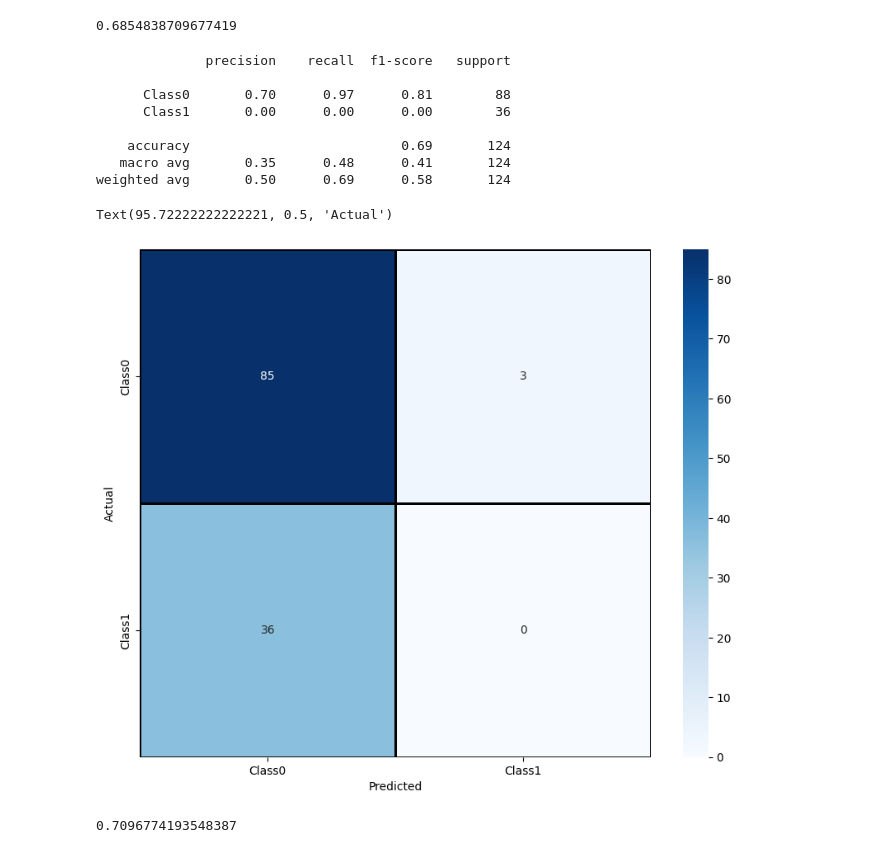
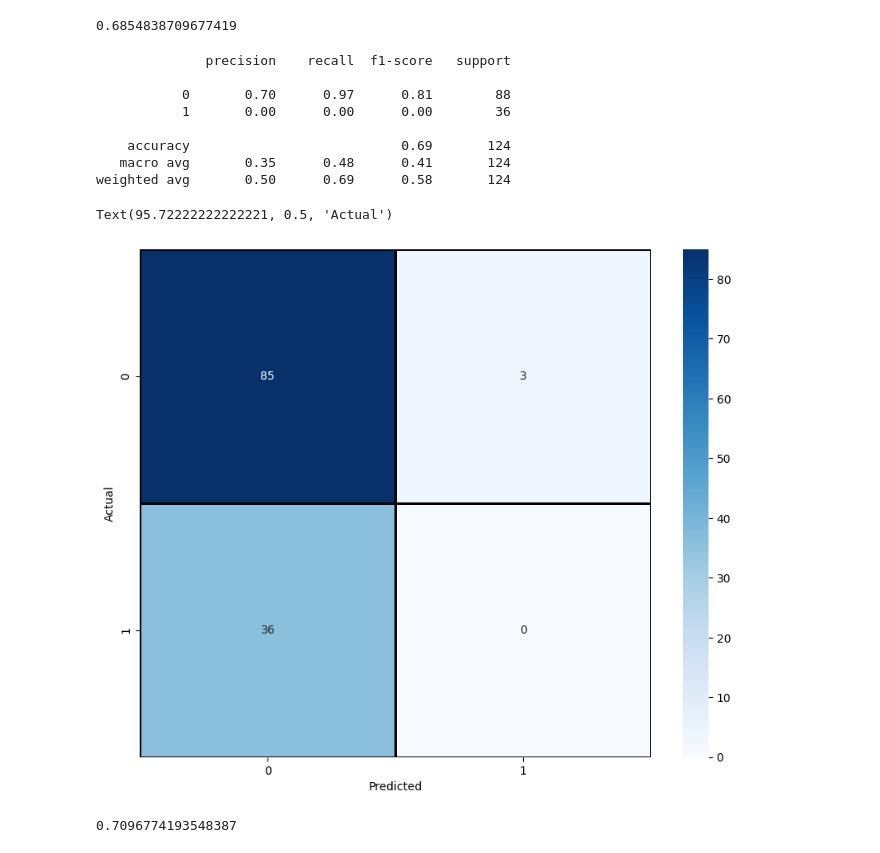
Before and after one commit to Frenz86/IFTS23, a Jupyter notebook: Less16.5eserciziNLP/Es1.ipynb, the cells around one changed output. Cells and saved outputs as stored; diff of their text form; code cells hidden in the pictures.

```diff
--- a/Less16.5eserciziNLP/Es1.ipynb
+++ b/Less16.5eserciziNLP/Es1.ipynb
@@ -179,41 +187,38 @@ test_data_accuracy
 # %% [output]
 0.6854838709677419
 # %%
-labels = ['Class0', 'Class1']
-
+#labels = ['Class0', 'Class1']
 from sklearn.metrics import classification_report
-print(classification_report(y_test, y_pred, target_names=labels))
+print(classification_report(y_test, y_pred))#, target_names=labels))
 # %% [output]
               precision    recall  f1-score   support
 
-      Class0       0.70      0.97      0.81        88
-      Class1       0.00      0.00      0.00        36
+           0       0.70      0.97      0.81        88
+           1       0.00      0.00      0.00        36
 
     accuracy                           0.69       124
    macro avg       0.35      0.48      0.41       124
 weighted avg       0.50      0.69      0.58       124
 # %%
-labels = ['Class0', 'Class1']
-
 import seaborn as sns
 import matplotlib.pyplot as plt
 from sklearn.metrics import confusion_matrix
 
 cm = confusion_matrix(y_test, y_pred)
 plt.figure(figsize = (10,8))
 sns.heatmap(cm,cmap= "Blues",
             linecolor = 'black',
             linewidth = 1,
             annot = True,
             fmt='',
-            xticklabels = labels,
-            yticklabels = labels)
+            xticklabels = classifier.classes_,
+            yticklabels = classifier.classes_)
 
 plt.xlabel("Predicted")
 plt.ylabel("Actual")
 # %% [output]
 Text(95.72222222222221, 0.5, 'Actual')
-[figure, old version]
+[figure, new version]
 # %%
 # accuracy score on the test data
 from sklearn.linear_model import SGDClassifier
```
Also changed, not shown: parts of 12 cells of this notebook.
